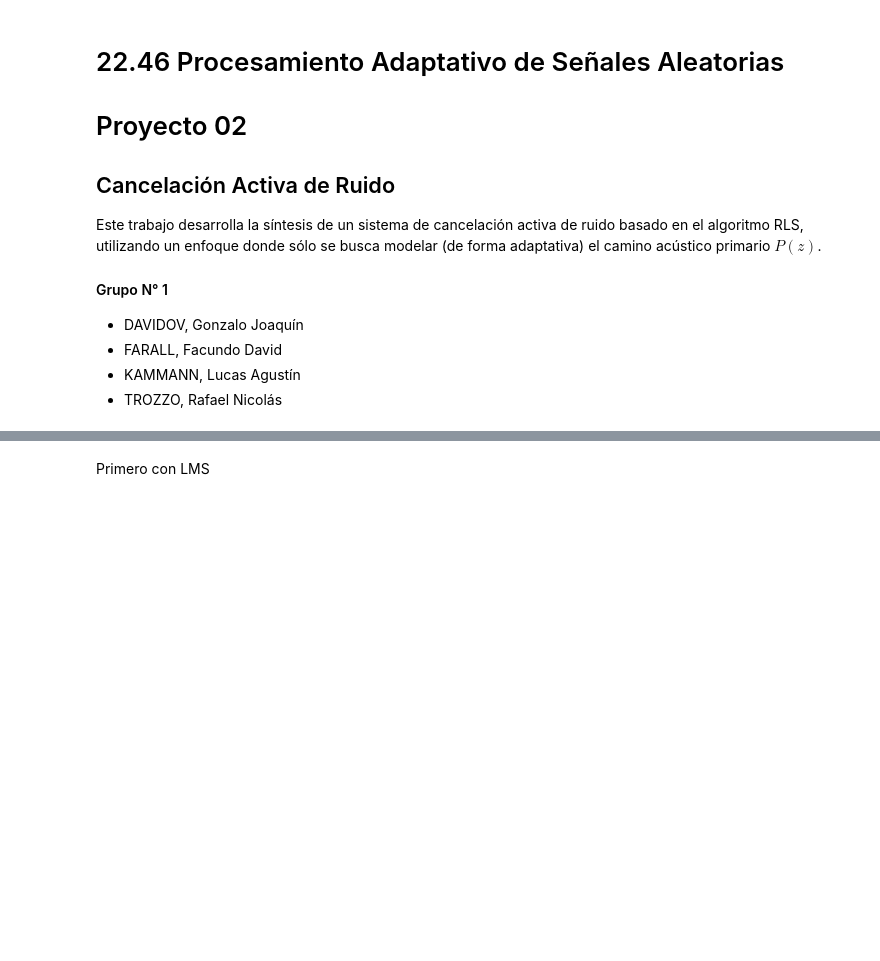
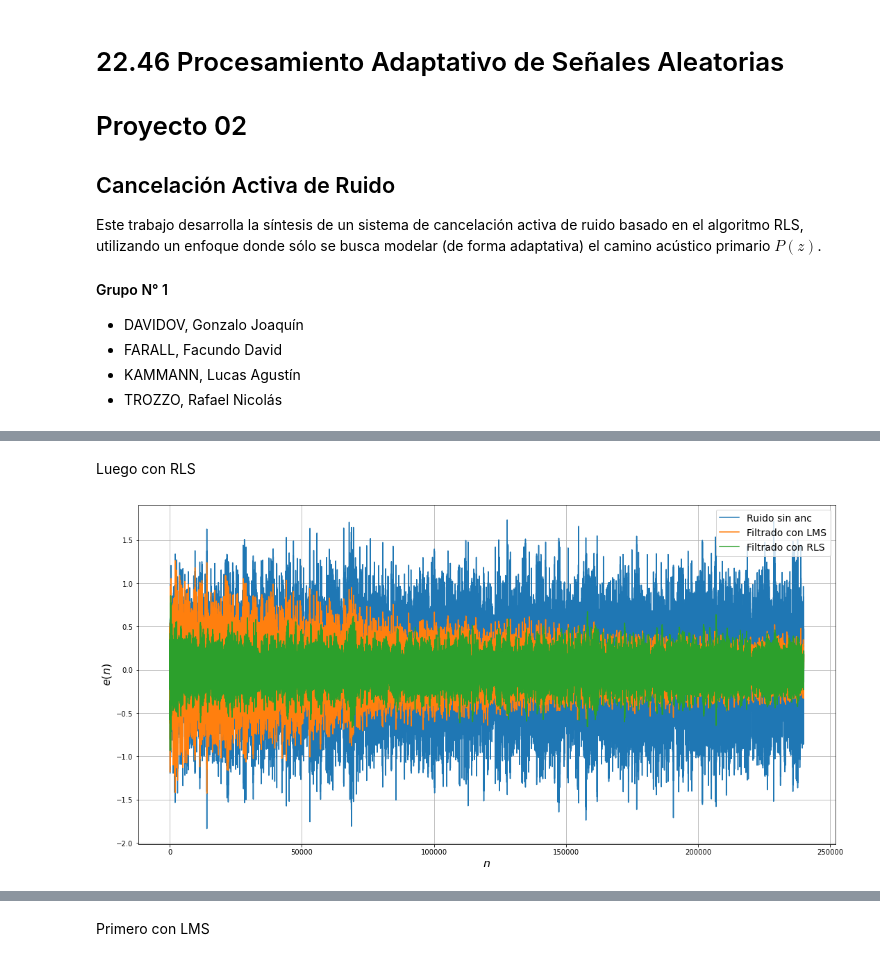
Before and after one commit to asp-image-dsp/asp-project-02, a Jupyter notebook: development/rls_vs_lms.ipynb, the cells around one changed output, grey strips where cells are left out. Drawn from its saved outputs; the diff is of its cells as text; code cells hidden in the pictures; blank space fills up the shorter version.

Commit message:
Add comparisons when adding SNR to the systems and Compare convergence times

```diff
--- a/development/rls_vs_lms.ipynb
+++ b/development/rls_vs_lms.ipynb
@@ -40,0 +48,23 @@ train_noise = [np.array(load("../support/samples/train.wav", sr=48e3)[0], dtype=
+# %%
+headphone = boseqc20_model.BoseQC20('../support/dataset/BoseQC20.json', secondary_enable=True, feedback_enable=True, room='acoustic_booth', order=2000)
+headphone.set_noise(x) # Load the noise samples for the simulation
+headphone.reset() # Reset the time instant
+# %%
+order = 3000
+step = 0.0005
+e_lms, w_lms = lms_complete.anc_complete_system_nlms(headphone, headphone.g, headphone.f, order=order, step=step, initial_weights=None)
+# %% [markdown]
+Luego con RLS
+# %%
+headphone = boseqc20_model.BoseQC20('../support/dataset/BoseQC20.json', secondary_enable=True, feedback_enable=True, room='acoustic_booth', order=2000)
+headphone.set_noise(x) # Load the noise samples for the simulation
+headphone.reset() # Reset the time instant
+# %%
+forget = 0.1
+order = 200
+e_rls, w_rls = anc_complete.anc_complete(headphone, headphone.g, headphone.f, order=order, forget=forget, delta=np.var(x) * (1 - forget), force_hermitian=True)
+# %%
+# Plot the ANC results
+plot_helpers.plot_anc_results([headphone.d, e_lms, e_rls], None, labels = ['Ruido sin anc','Filtrado con LMS', 'Filtrado con RLS'])
+# %% [output]
+[figure, added]
```
Also changed, not shown: parts of 13 cells of this notebook, 1 other file.
